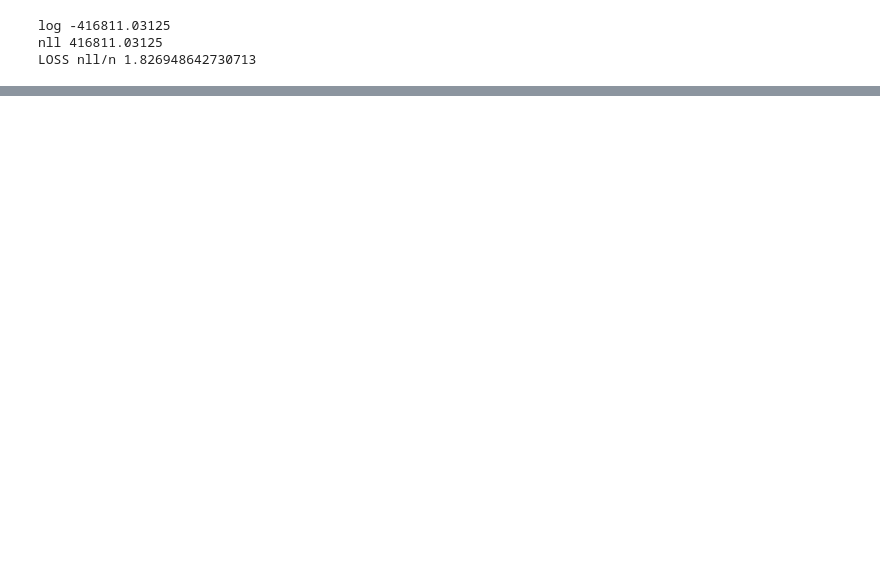
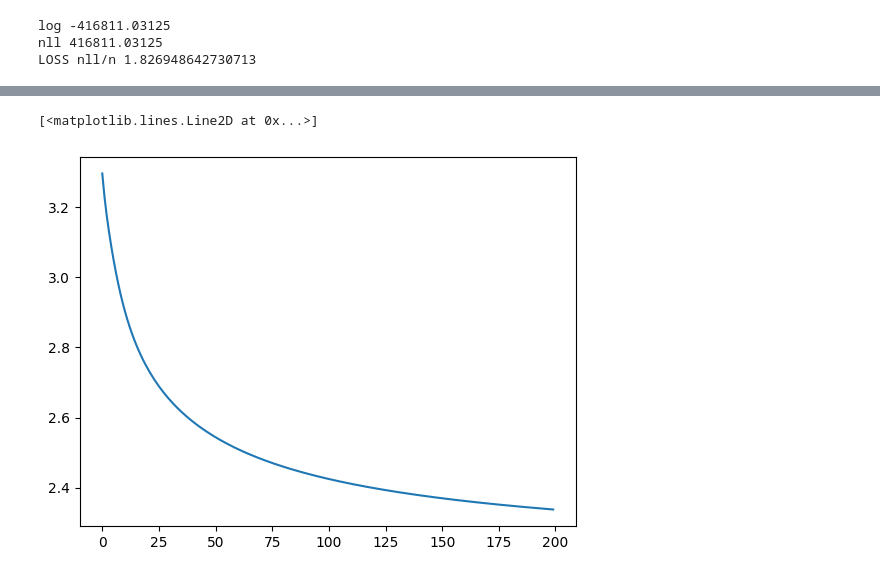
Before and after one commit to VrindavanSanap/makemore, a Jupyter notebook: part1exercises.ipynb, the cells around one changed output, grey strips where cells are left out. Drawn from its saved outputs; the diff is of its cells as text; code cells hidden in the pictures; blank space fills up the shorter version.

```diff
--- a/part1exercises.ipynb
+++ b/part1exercises.ipynb
@@ -170,0 +200,27 @@ plt.plot(lossi)
+# %%
+W = torch.randn((729, 27))*0.01;W.requires_grad = True
+lossi= []
+
+xenc=F.one_hot(xs[:,0] * 27 + xs[:,1],num_classes=729).float()
+progress_bar = tqdm(range(200))
+for k in progress_bar:
+    # forward pass
+    num=xs.shape[0]
+    logits= xenc.view(-1,729)@W
+    counts = logits.exp()
+
+    probs = counts/counts.sum(1,keepdims=True)
+    # loss calculation
+    loss = -probs[torch.arange(num),ys].log().mean() +0.01*(W**2).mean() #regularization ie smoothing the weights
+    # loss=F.cross_entropy(probs,ys)
+    W.grad=None
+    loss.backward()
+    lossi.append(loss.data)
+    # update
+    progress_bar.set_postfix(loss = loss.data)
+    W.data += -50 * W.grad
+
+plt.plot(lossi)
+# %% [output]
+[<matplotlib.lines.Line2D at 0x...>]
+[figure, added]
```
Also changed, not shown: parts of 7 cells of this notebook.
